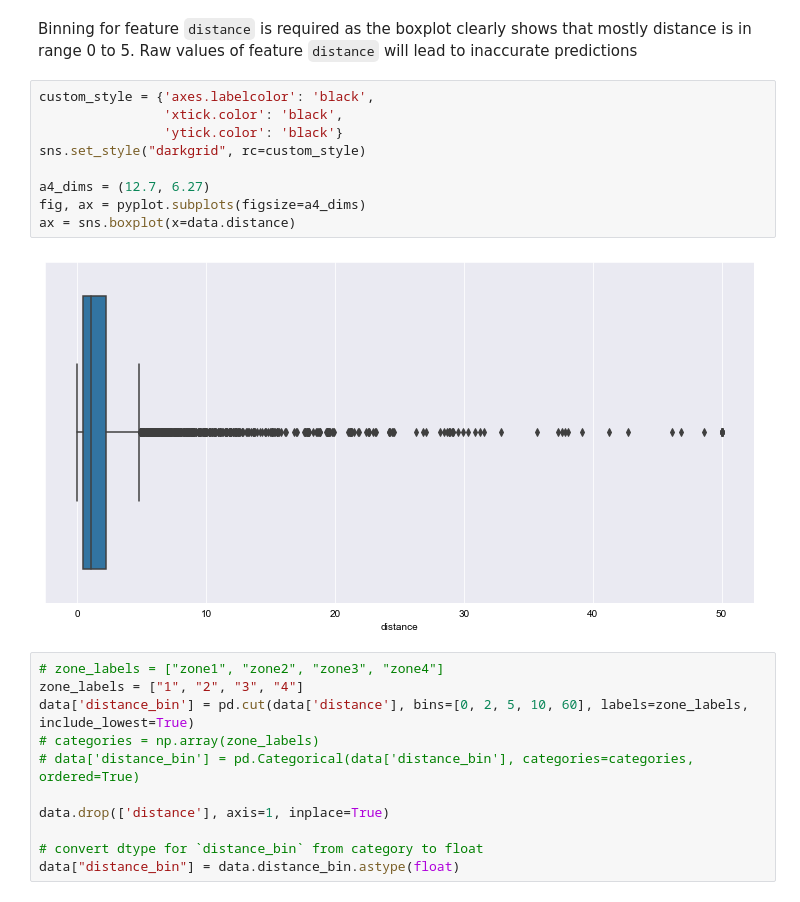
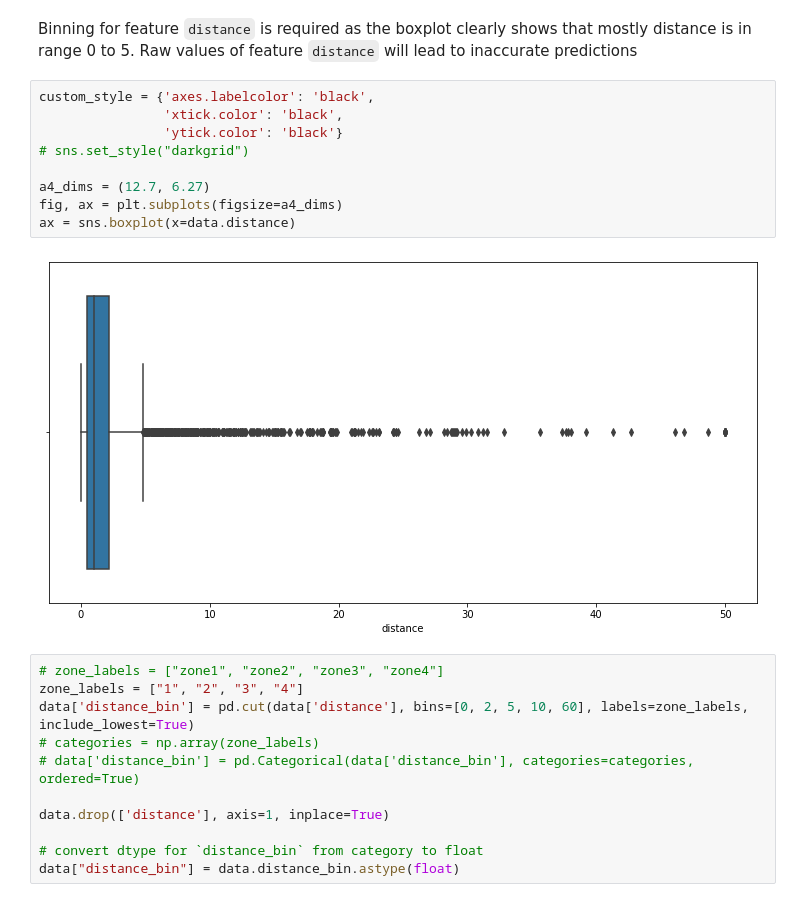
Before and after one commit to Paritosh-Anand/mtech, a Jupyter notebook: dm/assignment_1/pcp_change.ipynb, the cells around one changed output. Drawn from its saved outputs; the diff is of its cells as text.

```diff
--- a/dm/assignment_1/pcp_change.ipynb
+++ b/dm/assignment_1/pcp_change.ipynb
@@ -63,14 +63,14 @@ Raw values of feature `distance` will lead to inaccurate predictions
 # %%
 custom_style = {'axes.labelcolor': 'black',
                 'xtick.color': 'black',
                 'ytick.color': 'black'}
-sns.set_style("darkgrid", rc=custom_style)
+# sns.set_style("darkgrid")
 
 a4_dims = (12.7, 6.27)
-fig, ax = pyplot.subplots(figsize=a4_dims)
+fig, ax = plt.subplots(figsize=a4_dims)
 ax = sns.boxplot(x=data.distance)
 # %% [output]
-[figure, old version]
+[figure, new version]
 # %%
 # zone_labels = ["zone1", "zone2", "zone3", "zone4"]
 zone_labels = ["1", "2", "3", "4"]
```
Also changed, not shown: parts of 5 cells of this notebook.
